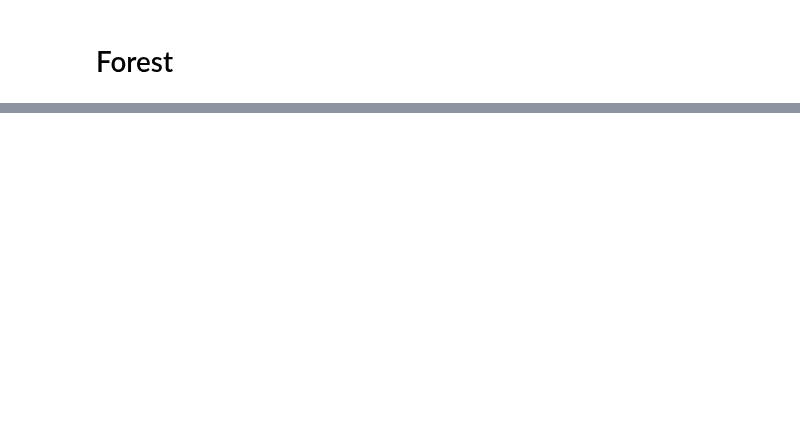
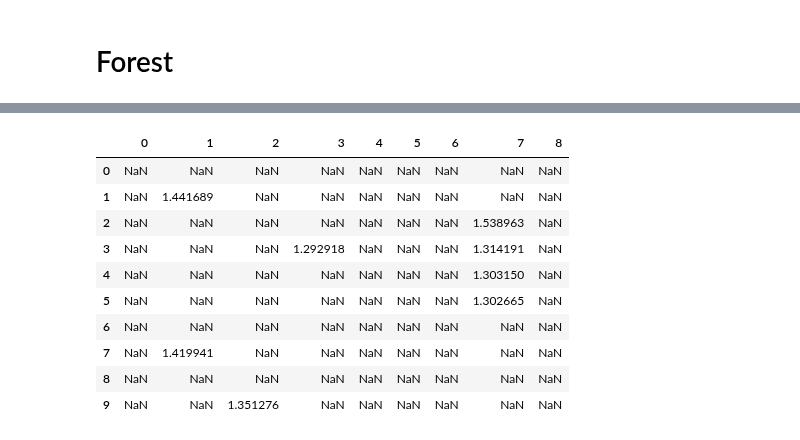
Before and after one commit to binli826/LSTM-Autoencoders, a Jupyter notebook: src/GridSearch/Visualization.ipynb, the cells around one changed output, grey strips where cells are left out. Drawn from its saved outputs; the diff is of its cells as text; code cells hidden in the pictures; blank space fills up the shorter version.

```diff
--- a/src/GridSearch/Visualization.ipynb
+++ b/src/GridSearch/Visualization.ipynb
@@ -96,0 +124,15 @@ plt.show()
+# %%
+foo = pd.DataFrame(data)
+foo[foo>1.29]
+# %% [output]
+|  | 0 | 1 | 2 | 3 | 4 | 5 | 6 | 7 | 8 |
+| 0 | NaN | NaN | NaN | NaN | NaN | NaN | NaN | NaN | NaN |
+| 1 | NaN | 1.441689 | NaN | NaN | NaN | NaN | NaN | NaN | NaN |
+| 2 | NaN | NaN | NaN | NaN | NaN | NaN | NaN | 1.538963 | NaN |
+| 3 | NaN | NaN | NaN | 1.292918 | NaN | NaN | NaN | 1.314191 | NaN |
+| 4 | NaN | NaN | NaN | NaN | NaN | NaN | NaN | 1.303150 | NaN |
+| 5 | NaN | NaN | NaN | NaN | NaN | NaN | NaN | 1.302665 | NaN |
+| 6 | NaN | NaN | NaN | NaN | NaN | NaN | NaN | NaN | NaN |
+| 7 | NaN | 1.419941 | NaN | NaN | NaN | NaN | NaN | NaN | NaN |
+| 8 | NaN | NaN | NaN | NaN | NaN | NaN | NaN | NaN | NaN |
+| 9 | NaN | NaN | 1.351276 | NaN | NaN | NaN | NaN | NaN | NaN |
```
Also changed, not shown: parts of 6 cells of this notebook, 27 other files.
